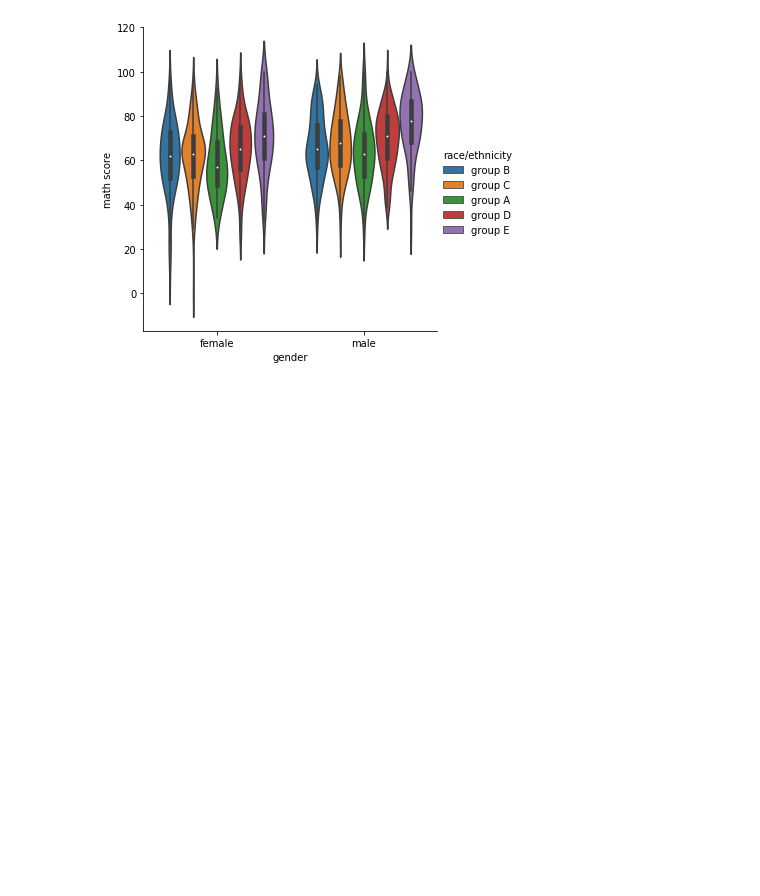
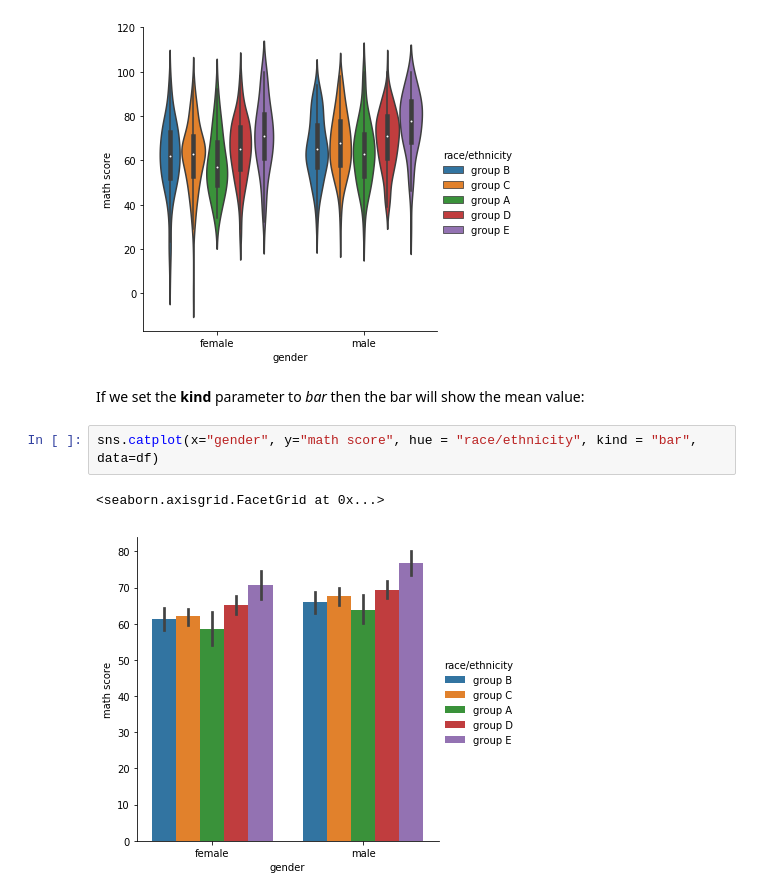
Before and after one commit to mjmora2016/Visualizacion_Seaborn, a Jupyter notebook: Seaborn_Visualization.ipynb, the cells around one changed output. Cells and saved outputs as stored; diff of their text form; blank space fills up the shorter version.

Commit message:
Including more seaborn plots

```diff
--- a/Seaborn_Visualization.ipynb
+++ b/Seaborn_Visualization.ipynb
@@ -91,3 +91,10 @@ sns.catplot(x="gender", y="math score", hue = "race/ethnicity", kind = "violin",
 # %% [output]
 <seaborn.axisgrid.FacetGrid at 0x...>
 [figure]
+# %% [markdown]
+If we set the **kind** parameter to _bar_ then the bar will show the mean value:
+# %%
+sns.catplot(x="gender", y="math score", hue = "race/ethnicity", kind = "bar", data=df)
+# %% [output]
+<seaborn.axisgrid.FacetGrid at 0x...>
+[figure, added]
```
Also changed, not shown: parts of 13 cells of this notebook.
